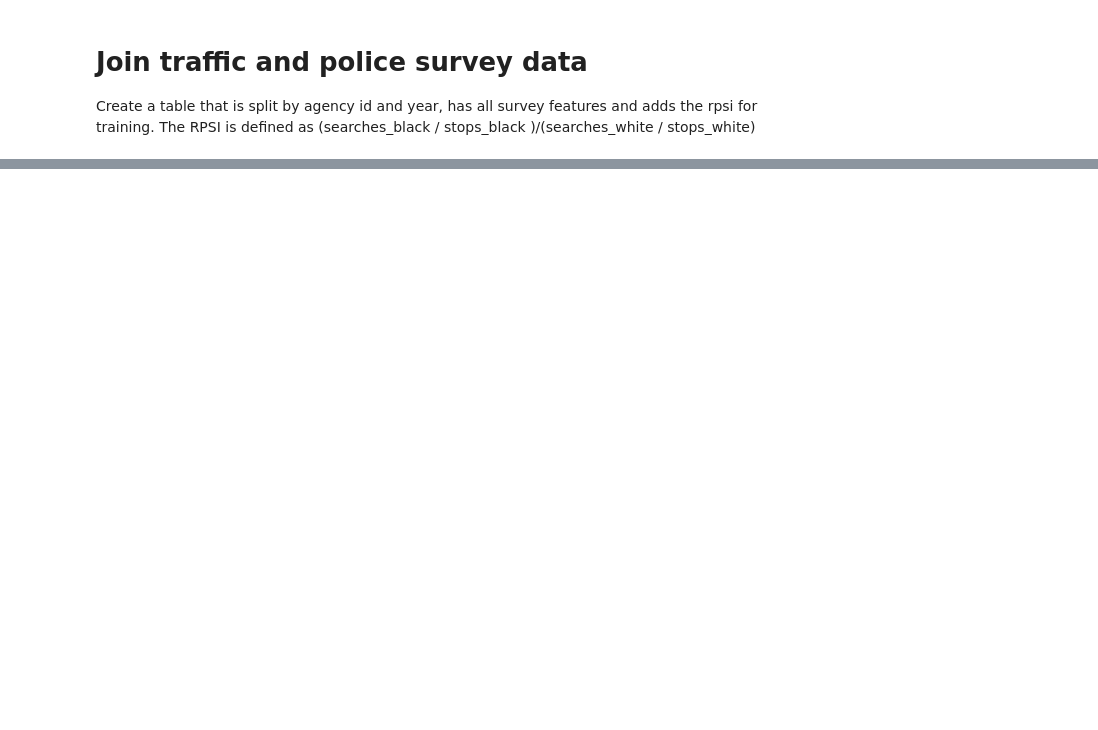
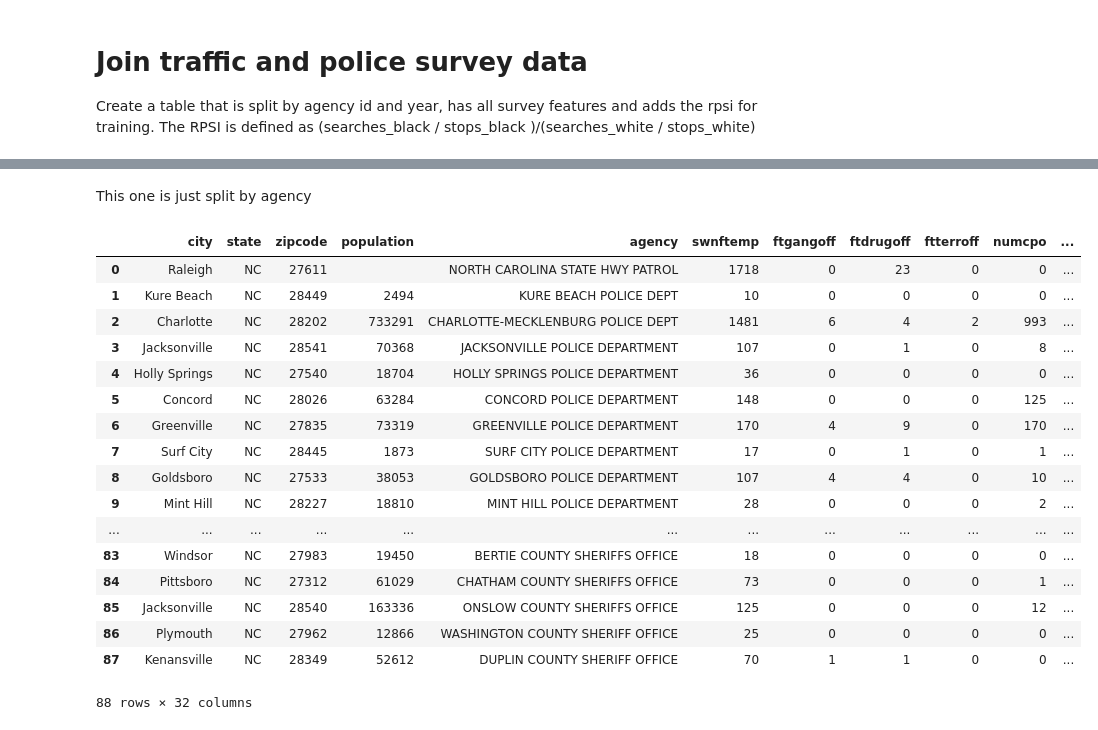
Before and after one commit to along528/insight, a Jupyter notebook: studies/nctraffic/combined_new_features.ipynb, the cells around one changed output, grey strips where cells are left out. Cells and saved outputs as stored; diff of their text form; code cells hidden in the pictures; blank space fills up the shorter version.

```diff
--- a/studies/nctraffic/combined_new_features.ipynb
+++ b/studies/nctraffic/combined_new_features.ipynb
@@ -171,10 +175,28 @@ con = None
 con = psycopg2.connect(database = dbname, user = username, host='localhost', password=pswd)
 # %%
 frames_new = {}
+frames_new_sumyears = {}
 for tag in ["stops","hits","searches","force"]:
     sql_query = "SELECT * FROM %s_by_race;" % (tag)
     frames_new[tag] = pd.read_sql_query(sql_query,con)
+    #have same column names for easily building ratios
+    frames_new[tag].rename(columns=lambda x: x.replace(tag+'_',''),inplace=True)
+    #sum by year
+    frames_new_sumyears[tag] = frames_new[tag].groupby(['agency_id']).sum().drop(['index','year'],1)
 # %% [markdown]
 # Build ratios of features
 # %% [markdown]
 Note that hits is a low stat number
+# %%
+ratio_keys = []
+#num,denom
+ratio_keys.append(['searches','stops'])
+ratio_keys.append(['hits','searches'])
+ratio_keys.append(['hits','stops'])
+for num_key,denom_key in ratio_keys:
+    num = frames_new_sumyears[num_key]
+    denom = frames_new_sumyears[denom_key]
+    ratio = num.div(denom,axis=1)
+    ratio['black_over_white'] = ratio['black'].div(ratio['white'])
+    ratio = ratio.fillna(0)
+    ratio.to_sql('%s_over_%s_integrate_time' % (num_key,denom_key), engine, if_exists='replace')
@@ -322,0 +404,62 @@ joined[joined['year']==2006] # matches year in survey
+# %% [markdown]
+This one is just split by agency
+# %%
+sql_query = """
+SELECT survey.city,
+survey.state,
+survey.zipcode,
+survey.population,
+survey.agency,
+survey.swnftemp,
+survey.ftgangoff,
+survey.ftdrugoff,
+survey.ftterroff,
+survey.numcpo,
+survey.drivhis,
+survey.cultdiv,
+survey.white,
+survey.black,
+survey.hispanic,
+survey.asian,
+survey.nathaw,
+survey.amerind,
+survey.multrace,
+survey.unkrace,
+survey.male,
+survey.female,
+survey.carpat,
+survey.footpat,
+survey.cptrnnew,
+survey.cptrninserv,
+survey.cpmission,
+survey.cpplan,
+survey.cpnone,
+survey.lessthanplcy,
+survey.racialprplcy,
+ratio.black_over_white AS "rpsi"
+FROM searches_over_stops_integrate_time ratio
+JOIN nc_police_survey survey ON survey.agency_id = ratio.agency_id;
+"""
+joined = pd.read_sql_query(sql_query,con)
+joined = joined.fillna(-1) #remaining missing are categorical. set as -1 if missing since different from others
+joined.to_sql('combined_alltime_rpsi_searches_over_stops_disparity', engine, if_exists='replace')
+joined
+# %% [output]
+|  | city | state | zipcode | population | agency | swnftemp | ftgangoff | ftdrugoff | ftterroff | numcpo | ... |
+| 0 | Raleigh | NC | 27611 |  | NORTH CAROLINA STATE HWY PATROL | 1718 | 0 | 23 | 0 | 0 | ... |
+| 1 | Kure Beach | NC | 28449 | 2494 | KURE BEACH POLICE DEPT | 10 | 0 | 0 | 0 | 0 | ... |
+| 2 | Charlotte | NC | 28202 | 733291 | CHARLOTTE-MECKLENBURG POLICE DEPT | 1481 | 6 | 4 | 2 | 993 | ... |
+| 3 | Jacksonville | NC | 28541 | 70368 | JACKSONVILLE POLICE DEPARTMENT | 107 | 0 | 1 | 0 | 8 | ... |
+| 4 | Holly Springs | NC | 27540 | 18704 | HOLLY SPRINGS POLICE DEPARTMENT | 36 | 0 | 0 | 0 | 0 | ... |
+| 5 | Concord | NC | 28026 | 63284 | CONCORD POLICE DEPARTMENT | 148 | 0 | 0 | 0 | 125 | ... |
+| 6 | Greenville | NC | 27835 | 73319 | GREENVILLE POLICE DEPARTMENT | 170 | 4 | 9 | 0 | 170 | ... |
+| 7 | Surf City | NC | 28445 | 1873 | SURF CITY POLICE DEPARTMENT | 17 | 0 | 1 | 0 | 1 | ... |
+| 8 | Goldsboro | NC | 27533 | 38053 | GOLDSBORO POLICE DEPARTMENT | 107 | 4 | 4 | 0 | 10 | ... |
+| 9 | Mint Hill | NC | 28227 | 18810 | MINT HILL POLICE DEPARTMENT | 28 | 0 | 0 | 0 | 2 | ... |
+| ... | ... | ... | ... | ... | ... | ... | ... | ... | ... | ... | ... |
+| 83 | Windsor | NC | 27983 | 19450 | BERTIE COUNTY SHERIFFS OFFICE | 18 | 0 | 0 | 0 | 0 | ... |
+| 84 | Pittsboro | NC | 27312 | 61029 | CHATHAM COUNTY SHERIFFS OFFICE | 73 | 0 | 0 | 0 | 1 | ... |
+| 85 | Jacksonville | NC | 28540 | 163336 | ONSLOW COUNTY SHERIFFS OFFICE | 125 | 0 | 0 | 0 | 12 | ... |
+| 86 | Plymouth | NC | 27962 | 12866 | WASHINGTON COUNTY SHERIFF OFFICE | 25 | 0 | 0 | 0 | 0 | ... |
+| 87 | Kenansville | NC | 28349 | 52612 | DUPLIN COUNTY SHERIFF OFFICE | 70 | 1 | 1 | 0 | 0 | ... |
+88 rows × 32 columns
```
Also changed, not shown: parts of 11 cells of this notebook.
